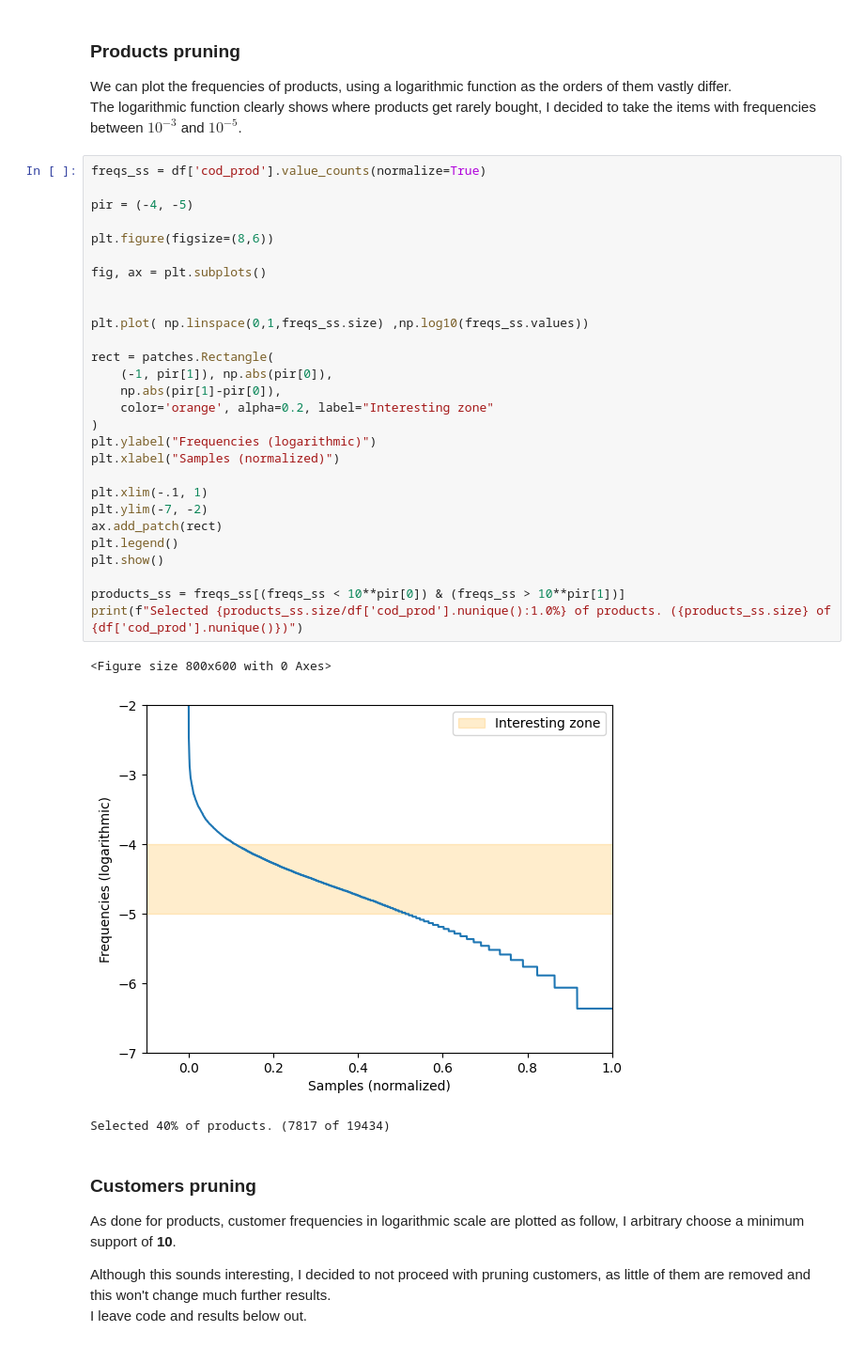
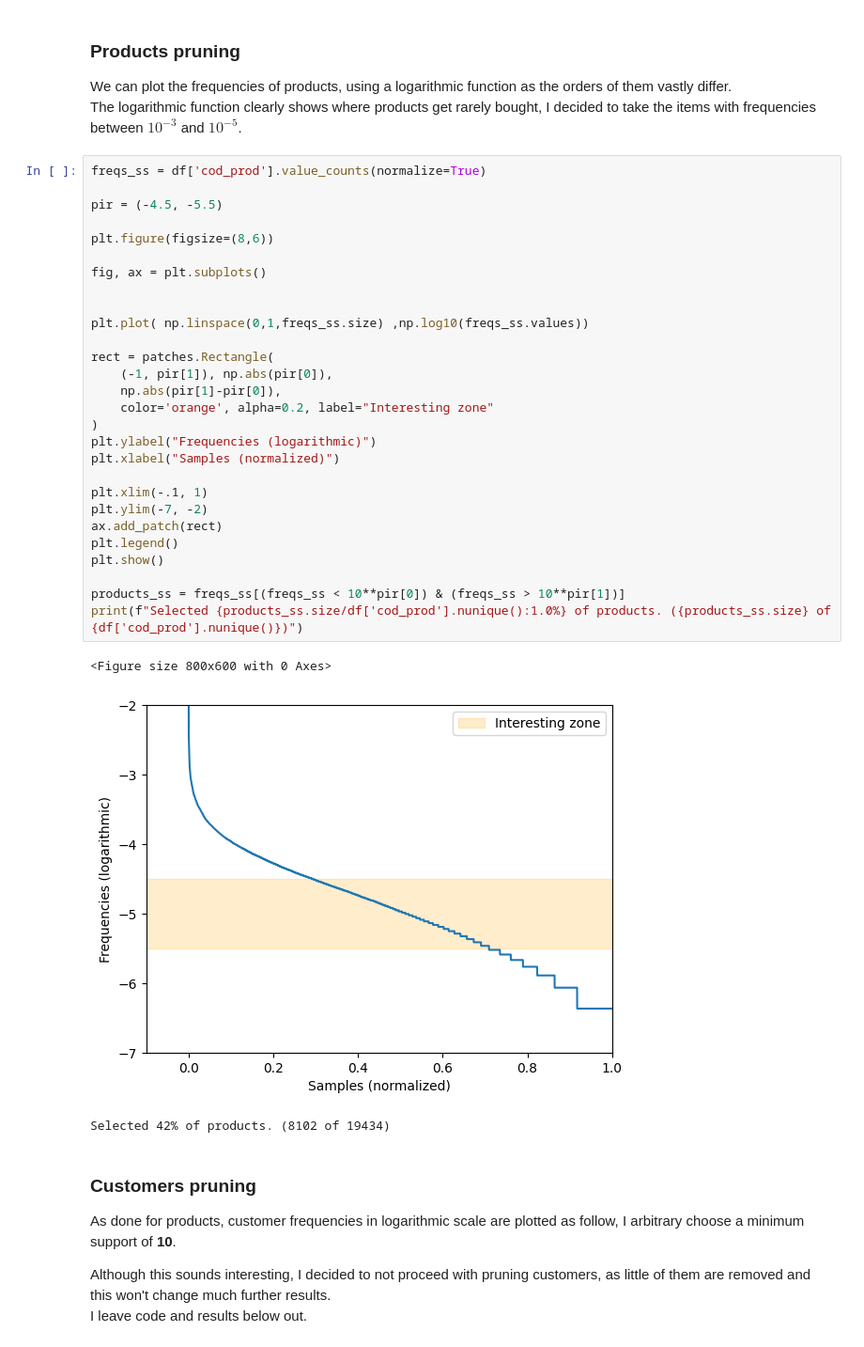
Before and after one commit to marcospampi/lab-data-mining, a Jupyter notebook: homework4/homework4.ipynb, the cells around one changed output. Shown at 94% size. Saved outputs shown, nothing was run; the diff lists cells and outputs as text.

```diff
--- a/homework4/homework4.ipynb
+++ b/homework4/homework4.ipynb
@@ -74,35 +76,35 @@ The logarithmic function clearly shows where products get rarely bought, I decid
 # %%
 freqs_ss = df['cod_prod'].value_counts(normalize=True)
 
-pir = (-4, -5)
+pir = (-4.5, -5.5)
 
 plt.figure(figsize=(8,6))
 
 fig, ax = plt.subplots()
 
 
 plt.plot( np.linspace(0,1,freqs_ss.size) ,np.log10(freqs_ss.values))
 
 rect = patches.Rectangle(
     (-1, pir[1]), np.abs(pir[0]),
     np.abs(pir[1]-pir[0]),
     color='orange', alpha=0.2, label="Interesting zone"
 )
 plt.ylabel("Frequencies (logarithmic)")
 plt.xlabel("Samples (normalized)")
 
 plt.xlim(-.1, 1)
 plt.ylim(-7, -2)
 ax.add_patch(rect)
 plt.legend()
 plt.show()
 
 products_ss = freqs_ss[(freqs_ss < 10**pir[0]) & (freqs_ss > 10**pir[1])]
 print(f"Selected {products_ss.size/df['cod_prod'].nunique():1.0%} of products. ({products_ss.size} of {df['cod_prod'].nunique()})")
 # %% [output]
 <Figure size 800x600 with 0 Axes>
-[figure, old version]
+[figure, new version]
-Selected 40% of products. (7817 of 19434)
+Selected 42% of products. (8102 of 19434)
 # %% [markdown]
 ### Customers pruning
 As done for products, customer frequencies in logarithmic scale are plotted as follow, I arbitrary choose a minimum support of **10**.
```
Also changed, not shown: parts of 17 cells of this notebook, 2 other files.
